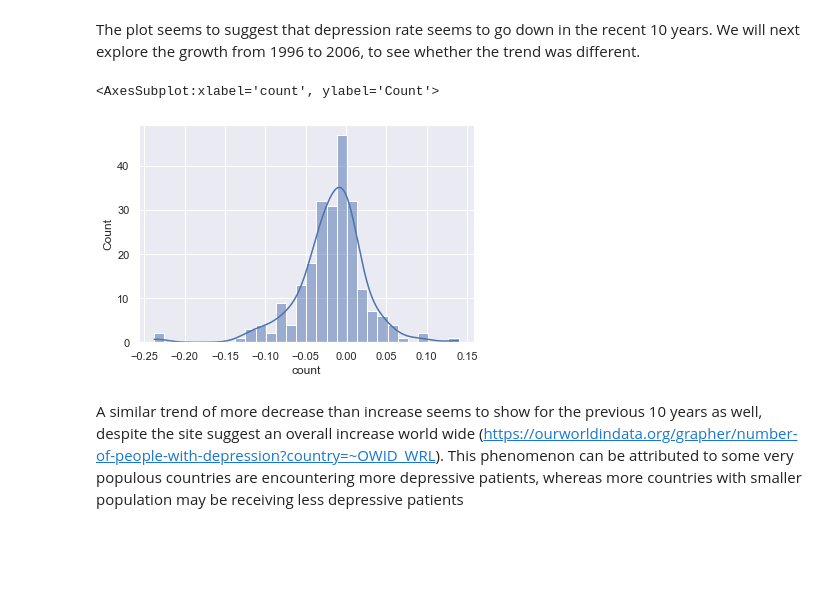
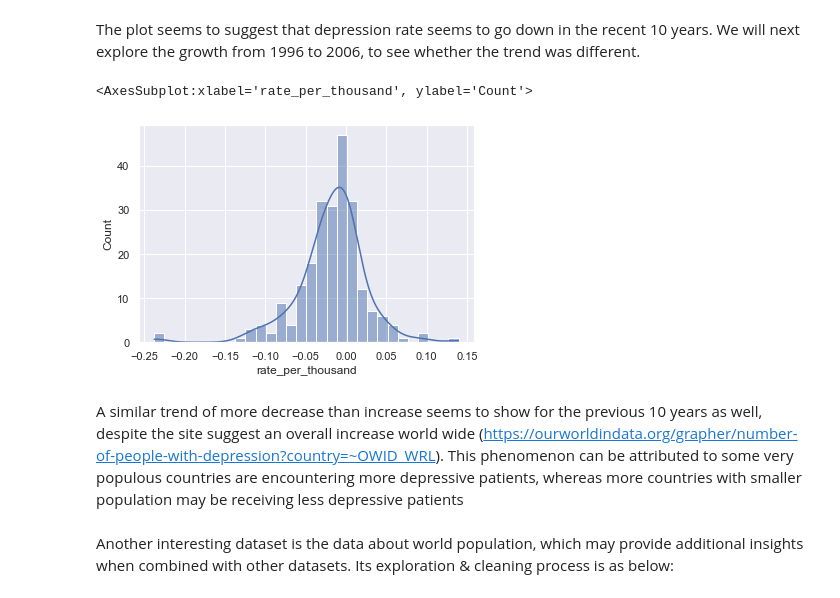
Before and after one commit to Eloyjaws/IDS_F21_Final_Project, a Jupyter notebook: EDA/gchen2_depression_by_country.ipynb, the cells around one changed output. Saved outputs shown, nothing was run; the diff lists cells and outputs as text; code cells hidden in the pictures; blank space fills up the shorter version.

Commit message:
More EDA along with data

```diff
--- a/EDA/gchen2_depression_by_country.ipynb
+++ b/EDA/gchen2_depression_by_country.ipynb
@@ -92,7 +92,7 @@ All basic checks seems to suggest the dataset is complete
 # %% [markdown]
 Some data wrangling and visualization about growth rate is provided below
 # %%
-df_depressed["count"] = df_depressed["DALYs (Disability-Adjusted Life Years) - Major depressive disorder - Sex: Both - Age: Age-standardized (Rate)"]
+df_depressed["rate_per_thousand"] = df_depressed["DALYs (Disability-Adjusted Life Years) - Major depressive disorder - Sex: Both - Age: Age-standardized (Rate)"]
 # %%
 df_plot = df_depressed.drop("DALYs (Disability-Adjusted Life Years) - Major depressive disorder - Sex: Both - Age: Age-standardized (Rate)", axis=1)
 df_plot.head()
@@ -104,7 +104,7 @@ df_plot.head()
 | 3 | Afghanistan | AFG | 1993 | 600.275480 |
 | 4 | Afghanistan | AFG | 1994 | 600.955994 |
 # %%
-growth = df_plot[df_plot["Year"]==2017].reset_index()["count"]-df_plot[df_plot["Year"]==2007].reset_index()["count"]
+growth = df_plot[df_plot["Year"]==2017].reset_index()["rate_per_thousand"]-df_plot[df_plot["Year"]==2007].reset_index()["rate_per_thousand"]
 # %%
 growth.head()
 # %% [output]
@@ -133,11 +133,13 @@ sns.histplot(x=growth_rate, kde=True)
 # %% [markdown]
 The plot seems to suggest that depression rate seems to go down in the recent 10 years. We will next explore the growth from 1996 to 2006, to see whether the trend was different.
 # %%
-growth_2 = df_plot[df_plot["Year"]==2006].reset_index()["count"]-df_plot[df_plot["Year"]==1996].reset_index()["count"]
-growth_rate_2 = growth / df_plot[df_plot["Year"]==1996].reset_index()["count"]
+growth_2 = df_plot[df_plot["Year"]==2006].reset_index()["rate_per_thousand"]-df_plot[df_plot["Year"]==1996].reset_index()["rate_per_thousand"]
+growth_rate_2 = growth / df_plot[df_plot["Year"]==1996].reset_index()["rate_per_thousand"]
 sns.histplot(x=growth_rate_2, kde=True)
 # %% [output]
-<AxesSubplot:xlabel='count', ylabel='Count'>
+<AxesSubplot:xlabel='rate_per_thousand', ylabel='Count'>
-[figure, old version]
+[figure, new version]
 # %% [markdown]
 A similar trend of more decrease than increase seems to show for the previous 10 years as well, despite the site suggest an overall increase world wide (https://ourworldindata.org/grapher/number-of-people-with-depression?country=~OWID_WRL). This phenomenon can be attributed to some very populous countries are encountering more depressive patients, whereas more countries with smaller population may be receiving less depressive patients
+# %% [markdown]
+Another interesting dataset is the data about world population, which may provide additional insights when combined with other datasets. Its exploration & cleaning process is as below:
```
Also changed, not shown: parts of 22 cells of this notebook, 7 other files.
